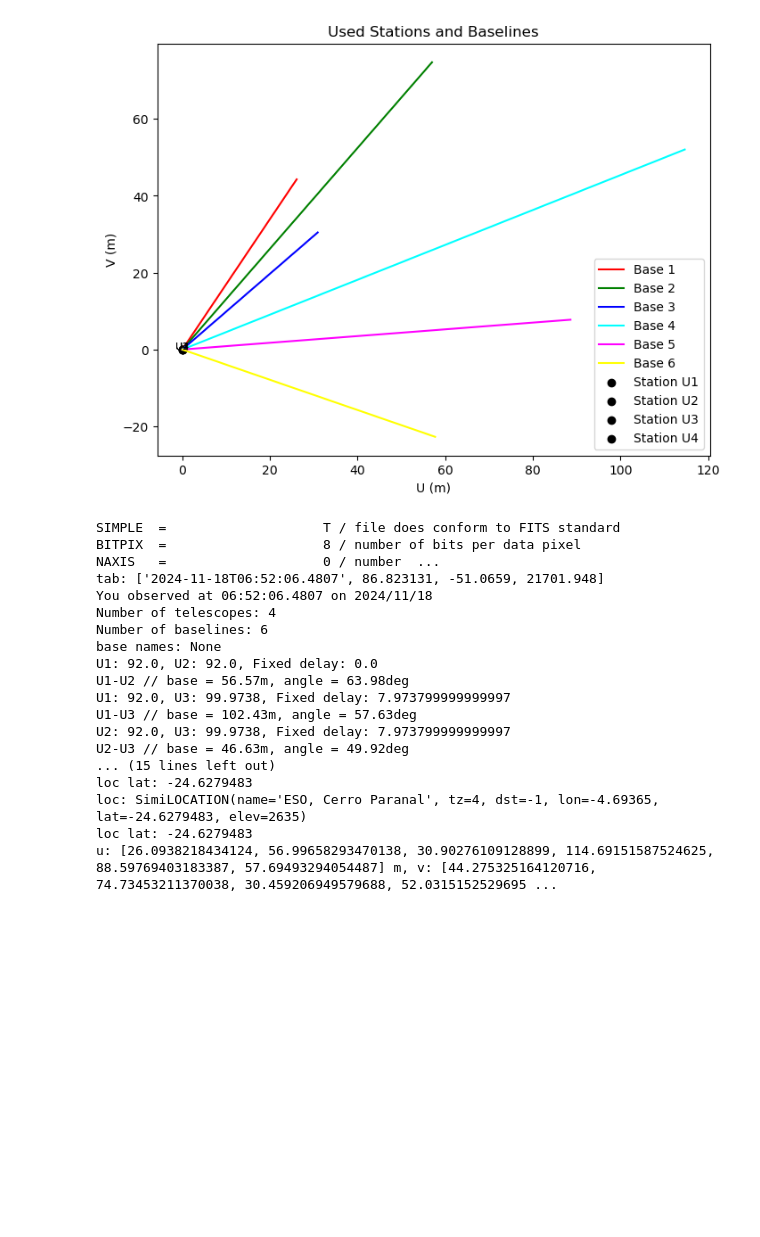
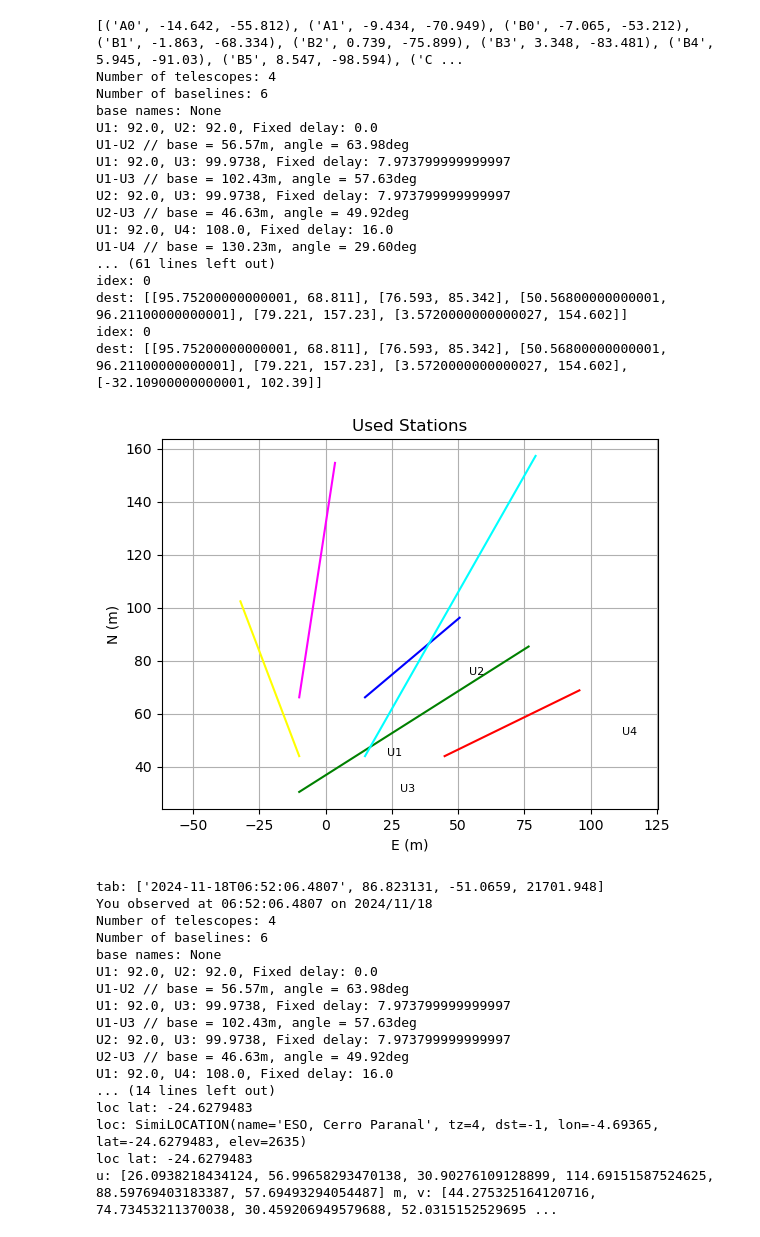
Before and after one commit to nitnerolf/exoMATISSE, a Jupyter notebook: simuIterf/simuInterf_py.ipynb, the cells around one changed output. Drawn from its saved outputs; the diff is of its cells as text; code cells hidden in the pictures; blank space fills up the shorter version.

```diff
--- a/simuIterf/simuInterf_py.ipynb
+++ b/simuIterf/simuInterf_py.ipynb
@@ -1091,6 +1234,7 @@ import matplotlib.pyplot as plt
 
 # Set location and initialize
 location = simiGetLocation('paranal', 'VLTI')
+print('location:', location)
 stations = []
 stations_files = '/Users/jscigliuto/exoMATISSE/exoMATISSE/simuIterf/info_stations.dat'
 stats = simi_save_stations('VLTI', stations_file=stations_files)
@@ -1126,7 +1270,7 @@ print(f"Resolution: {R}")
 lambda_vals = np.linspace(cen - bw / 2, cen + bw / 2, NN)
 
 # Visualization setup
-fig, axes = plt.subplots(2, 2, figsize=(15, 15))
+# fig, axes = plt.subplots(2, 2, figsize=(15, 15))
 colors = ["red", "green", "blue", "cyan", "magenta", "yellow", "black"]
 n_obs = len(stations)
 max_base = 150
@@ -1135,21 +1279,21 @@ uv_table_test = None #np.array([[10, -20, 30], [40, -50, 60]])
 for k_obs, station_set in enumerate(stations):
 
     # Plot used stations
-    ax1 = axes[0, 0]
-    simi_plot_stations(color="black")
-    simi_plot_used_stations(uv_table_test, station_set, location, stardata, file_name, fig_dir=None, color=None, offset=0, line_type='-', no_title=False, no_labels=False)
-    ax1.set_title(f"Used Stations: {', '.join(station_set)}")
+    # ax1 = axes[0, 0]
+    simi_plot_stations(color='black', stations_file=stations_files)
+    simi_plot_used_stations_2(uv_table_test, station_set, location, stardata, file_name, stations_files=stations_files, fig_dir=None, color=None, offset=0, line_type='-', no_title=False, no_labels=False)
+    # ax1.set_title(f"Used Stations: {', '.join(station_set)}")
 
     # Plot UV coverage
-    ax2 = axes[0, 1]
+    # ax2 = axes[0, 1]
     xy_titles = ["E <------ Proj. baseline (m)", "Proj. baseline (m) ------> N"]
     flag, uvw_table, stardata = simi_plot_uv_coordinates(uv_table_test, location, stardata, station_set, file_name, name_string=f"Stations_{k_obs}")
 
     print('uvw_table:', uvw_table)
 
-    ax2.set_title("UV Coverage")
+    # ax2.set_title("UV Coverage")
     # Plot BL vs PA
-    ax3 = axes[1, 0]
+    fig, ax3 = plt.subplots(1,1, figsize=(8, 8))
     u = uvw_table[0]
     v = uvw_table[1]
     bl = np.sqrt(u**2 + v**2)
@@ -1164,7 +1308,7 @@ for k_obs, station_set in enumerate(stations):
     ax3.set_title("BL vs PA")
 
     # Graphique Delay
-    ax4 = axes[1, 1]
+    fig, ax4 = plt.subplots(1,1, figsize=(8, 8))
     w = uvw_table[2]
     hour_angle = stardata['ha']  # HA = LST - RA
     for i_base in range(len(w)):
@@ -1219,19 +1363,36 @@ V min: -22.703016860730784, V max: 74.73453211370038
+[('A0', -14.642, -55.812), ('A1', -9.434, -70.949), ('B0', -7.065, -53.212), ('B1', -1.863, -68.334), ('B2', 0.739, -75.899), ('B3', 3.348, -83.481), ('B4', 5.945, -91.03), ('B5', 8.547, -98.594), ('C ...
+Number of telescopes: 4
+Number of baselines: 6
+base names: None
+U1: 92.0, U2: 92.0, Fixed delay: 0.0
+U1-U2 // base = 56.57m, angle = 63.98deg
+U1: 92.0, U3: 99.9738, Fixed delay: 7.973799999999997
+U1-U3 // base = 102.43m, angle = 57.63deg
+U2: 92.0, U3: 99.9738, Fixed delay: 7.973799999999997
+U2-U3 // base = 46.63m, angle = 49.92deg
+U1: 92.0, U4: 108.0, Fixed delay: 16.0
+U1-U4 // base = 130.23m, angle = 29.60deg
+... (61 lines left out)
+idex: 0
+dest: [[95.75200000000001, 68.811], [76.593, 85.342], [50.56800000000001, 96.21100000000001], [79.221, 157.23], [3.5720000000000027, 154.602]]
+idex: 0
+dest: [[95.75200000000001, 68.811], [76.593, 85.342], [50.56800000000001, 96.21100000000001], [79.221, 157.23], [3.5720000000000027, 154.602], [-32.10900000000001, 102.39]]
-[figure, old version]
+[figure, new version]
-SIMPLE  =                    T / file does conform to FITS standard             BITPIX  =                    8 / number of bits per data pixel                  NAXIS   =                    0 / number  ...
-tab: ['2024-11-18T06:52:06.4807', 86.823131, -51.0659, 21701.948]
-You observed at 06:52:06.4807 on 2024/11/18
-Number of telescopes: 4
-Number of baselines: 6
-base names: None
-U1: 92.0, U2: 92.0, Fixed delay: 0.0
-U1-U2 // base = 56.57m, angle = 63.98deg
-U1: 92.0, U3: 99.9738, Fixed delay: 7.973799999999997
-U1-U3 // base = 102.43m, angle = 57.63deg
-U2: 92.0, U3: 99.9738, Fixed delay: 7.973799999999997
-U2-U3 // base = 46.63m, angle = 49.92deg
-... (15 lines left out)
-loc lat: -24.6279483
-loc: SimiLOCATION(name='ESO, Cerro Paranal', tz=4, dst=-1, lon=-4.69365, lat=-24.6279483, elev=2635)
-loc lat: -24.6279483
-u: [26.0938218434124, 56.99658293470138, 30.90276109128899, 114.69151587524625, 88.59769403183387, 57.69493294054487] m, v: [44.275325164120716, 74.73453211370038, 30.459206949579688, 52.0315152529695 ...
+tab: ['2024-11-18T06:52:06.4807', 86.823131, -51.0659, 21701.948]
+You observed at 06:52:06.4807 on 2024/11/18
+Number of telescopes: 4
+Number of baselines: 6
+base names: None
+U1: 92.0, U2: 92.0, Fixed delay: 0.0
+U1-U2 // base = 56.57m, angle = 63.98deg
+U1: 92.0, U3: 99.9738, Fixed delay: 7.973799999999997
+U1-U3 // base = 102.43m, angle = 57.63deg
+U2: 92.0, U3: 99.9738, Fixed delay: 7.973799999999997
+U2-U3 // base = 46.63m, angle = 49.92deg
+U1: 92.0, U4: 108.0, Fixed delay: 16.0
+... (14 lines left out)
+loc lat: -24.6279483
+loc: SimiLOCATION(name='ESO, Cerro Paranal', tz=4, dst=-1, lon=-4.69365, lat=-24.6279483, elev=2635)
+loc lat: -24.6279483
+u: [26.0938218434124, 56.99658293470138, 30.90276109128899, 114.69151587524625, 88.59769403183387, 57.69493294054487] m, v: [44.275325164120716, 74.73453211370038, 30.459206949579688, 52.0315152529695 ...
 [figure]
```
Also changed, not shown: parts of 2 cells of this notebook.
